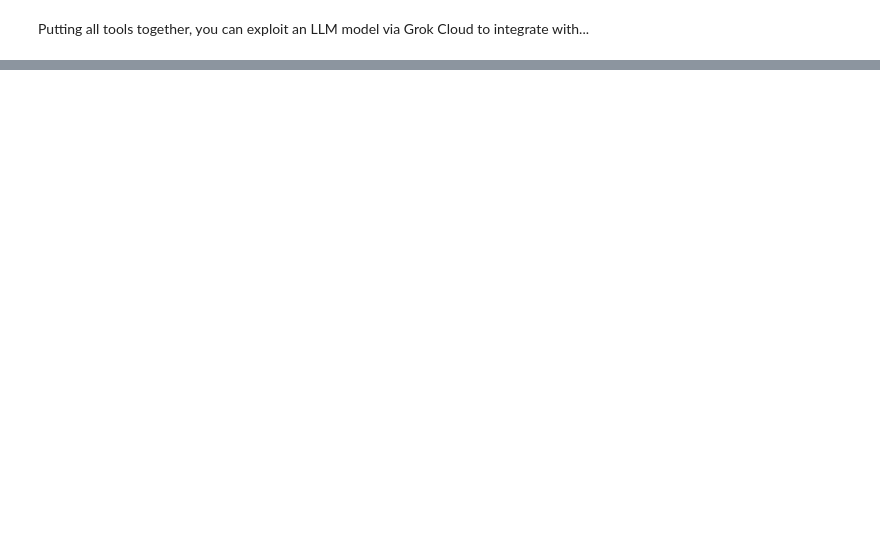
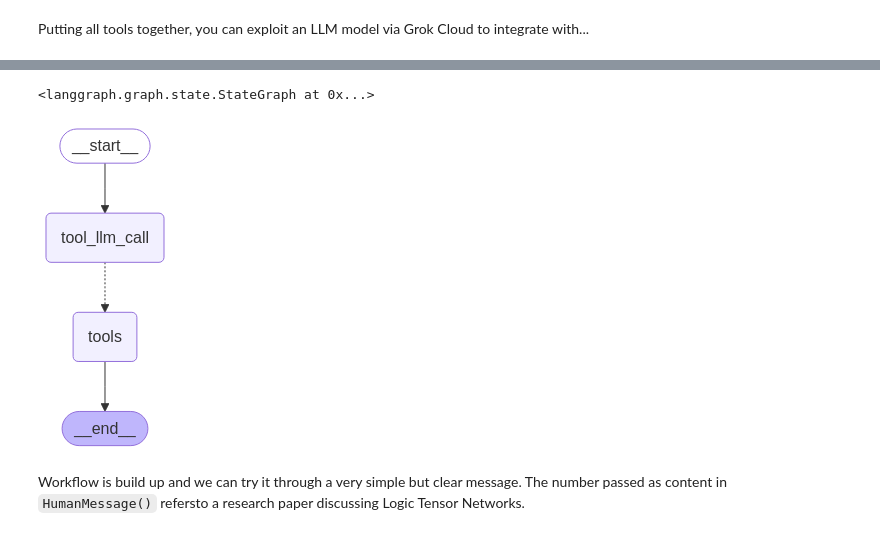
Before and after one commit to milad818/ml-frameworks, a Jupyter notebook: agenic_ai_langgraph/03_langgraph_tools/chatbottools.ipynb, the cells around one changed output, grey strips where cells are left out. Drawn from its saved outputs; the diff is of its cells as text; code cells hidden in the pictures; blank space fills up the shorter version.

Commit message:
Conclude chatbot tools

```diff
--- a/agenic_ai_langgraph/03_langgraph_tools/chatbottools.ipynb
+++ b/agenic_ai_langgraph/03_langgraph_tools/chatbottools.ipynb
@@ -170,0 +194,4 @@ AIMessage(content='', additional_kwargs={'tool_calls': [{'id': 'call_gy9j', 'fun
+# %%
+# Create State object
+class State(TypedDict):
+  messages: Annotated[list[AnyMessage], add_messages]
@@ -170,0 +205,29 @@ AIMessage(content='', additional_kwargs={'tool_calls': [{'id': 'call_gy9j', 'fun
+# %%
+# Define the node Assistant for instance
+def tool_llm_call(state:State):
+  return {"messages": [llm_with_tools.invoke(state["messages"])]}
+# %%
+# Build graph
+builder = StateGraph(State)
+
+# Add nodes
+builder.add_node("tool_llm_call", tool_llm_call)
+builder.add_node("tools", ToolNode(tools))
+
+# Add edges
+builder.add_edge(START, "tool_llm_call")
+builder.add_conditional_edges("tool_llm_call",
+                              tools_condition)
+builder.add_edge("tools", END)
+# %% [output]
+<langgraph.graph.state.StateGraph at 0x...>
+# %%
+# Compile the graph
+graph = builder.compile()
+# %%
+# View the graph
+display(Image(graph.get_graph().draw_mermaid_png()))
+# %% [output]
+[figure, added]
+# %% [markdown]
+Workflow is build up and we can try it through a very simple but clear message. The number passed as content in `HumanMessage()` refersto a research paper discussing Logic Tensor Networks.
```
Also changed, not shown: parts of 20 cells of this notebook.
